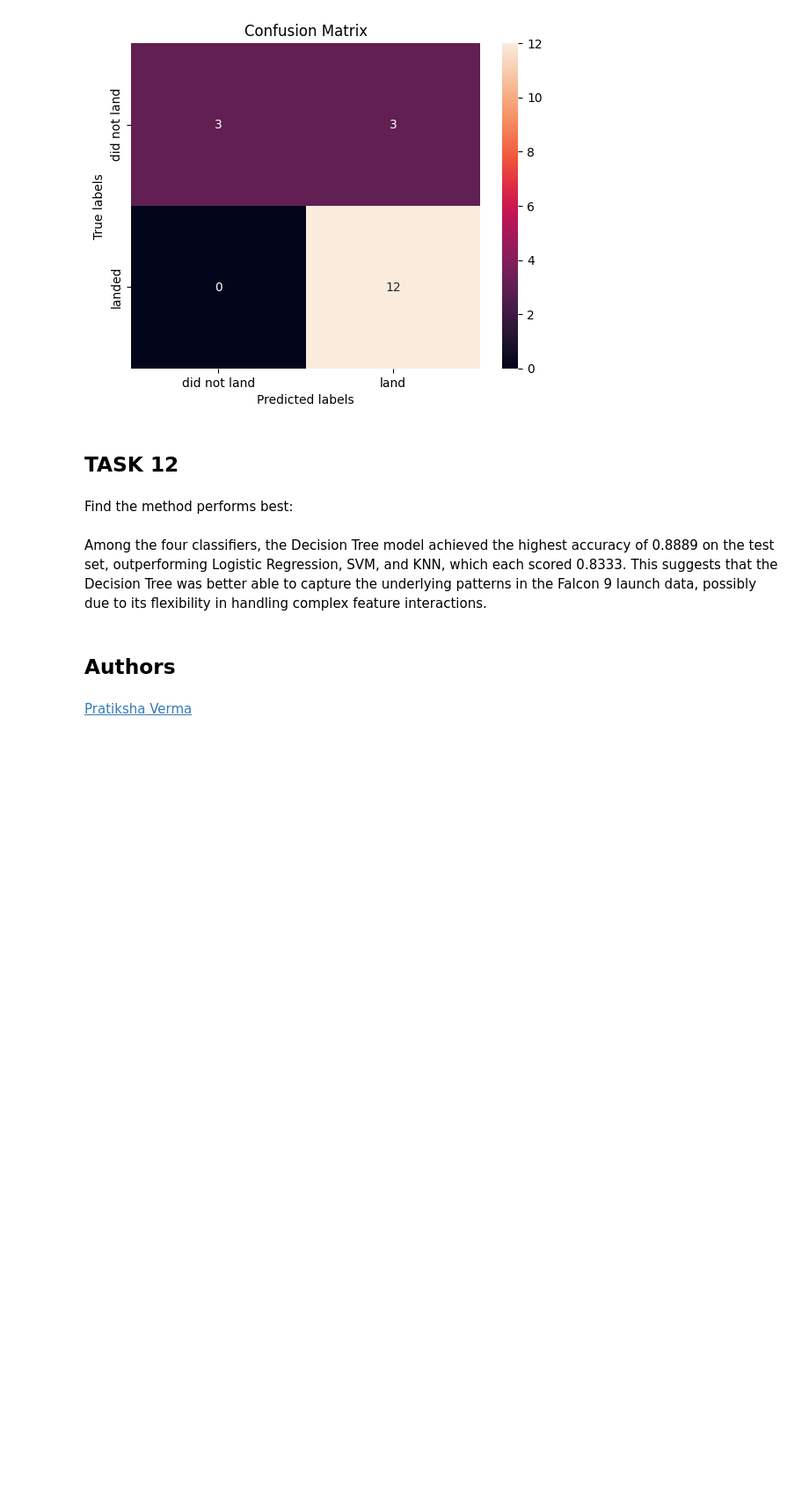
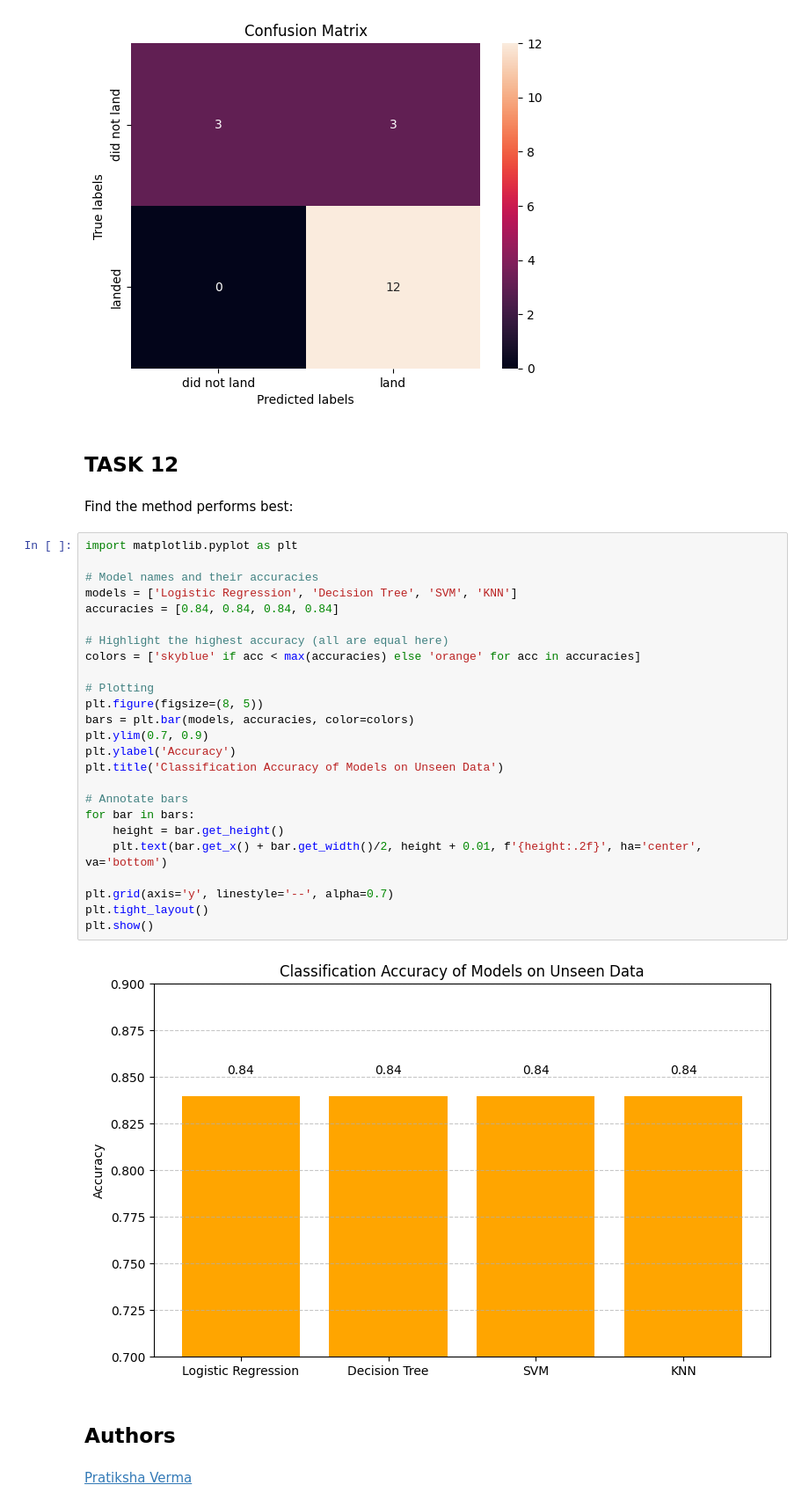
Before and after one commit to Mukesh-2005/spacex-classification-project-, a Jupyter notebook: 8_Model_Prediction/SpaceX-Machine-Learning-Prediction-Part-5-v1.ipynb, the cells around one changed output. Shown at 88% size. Drawn from its saved outputs; the diff is of its cells as text; blank space fills up the shorter version.

```diff
--- a/8_Model_Prediction/SpaceX-Machine-Learning-Prediction-Part-5-v1.ipynb
+++ b/8_Model_Prediction/SpaceX-Machine-Learning-Prediction-Part-5-v1.ipynb
@@ -335,8 +336,33 @@ plot_confusion_matrix(Y_test,yhat)
 ## TASK  12
 # %% [markdown]
 Find the method performs best:
-# %% [markdown]
-Among the four classifiers, the Decision Tree model achieved the highest accuracy of 0.8889 on the test set, outperforming Logistic Regression, SVM, and KNN, which each scored 0.8333. This suggests that the Decision Tree was better able to capture the underlying patterns in the Falcon 9 launch data, possibly due to its flexibility in handling complex feature interactions.
+# %%
+import matplotlib.pyplot as plt
+
+# Model names and their accuracies
+models = ['Logistic Regression', 'Decision Tree', 'SVM', 'KNN']
+accuracies = [0.84, 0.84, 0.84, 0.84]
+
+# Highlight the highest accuracy (all are equal here)
+colors = ['skyblue' if acc < max(accuracies) else 'orange' for acc in accuracies]
+
+# Plotting
+plt.figure(figsize=(8, 5))
+bars = plt.bar(models, accuracies, color=colors)
+plt.ylim(0.7, 0.9)
+plt.ylabel('Accuracy')
+plt.title('Classification Accuracy of Models on Unseen Data')
+
+# Annotate bars
+for bar in bars:
+    height = bar.get_height()
+    plt.text(bar.get_x() + bar.get_width()/2, height + 0.01, f'{height:.2f}', ha='center', va='bottom')
+
+plt.grid(axis='y', linestyle='--', alpha=0.7)
+plt.tight_layout()
+plt.show()
+# %% [output]
+[figure, added]
 # %% [markdown]
 ## Authors
 # %% [markdown]
```
Also changed, not shown: parts of 6 cells of this notebook.
